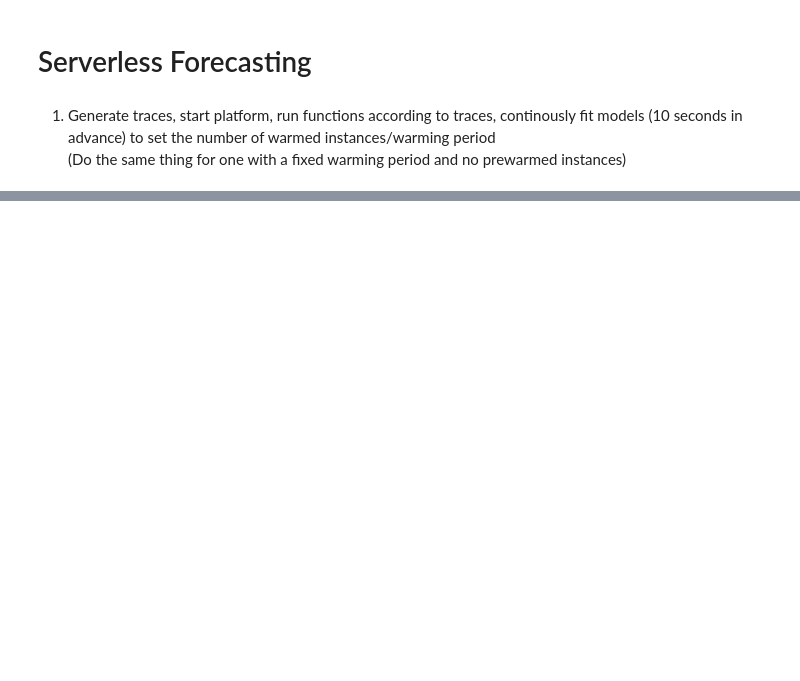
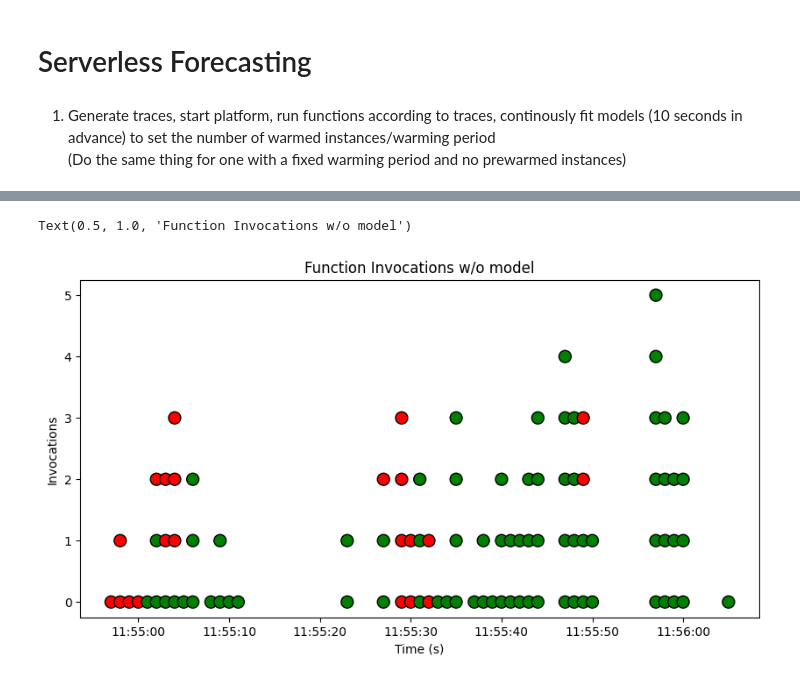
Before and after one commit to yuridekim/serverless-forecasting, a Jupyter notebook: sf.ipynb, the cells around one changed output, grey strips where cells are left out. Drawn from its saved outputs; the diff is of its cells as text; code cells hidden in the pictures; blank space fills up the shorter version.

```diff
--- a/sf.ipynb
+++ b/sf.ipynb
@@ -52,0 +96,13 @@ scheduler_no.predictions
+# %%
+invoked_floor_no = pd.DataFrame(invoked_no)
+invoked_floor_no['ds'] = invoked_floor_no['ds'].dt.floor('s')
+invoked_floor_no['y_jitter'] = invoked_floor_no.groupby('ds').cumcount()
+invoked_floor_no['color'] = invoked_floor_no['cold_start'].map({True: 'red', False: 'green'})
+plt.figure(figsize=(10, 5))
+plt.scatter(invoked_floor_no['ds'], invoked_floor_no['y_jitter'], c=invoked_floor_no['color'], edgecolors='black', s=100)
+plt.xlabel("Time (s)")
+plt.ylabel("Invocations")
+plt.title('Function Invocations w/o model')
+# %% [output]
+Text(0.5, 1.0, 'Function Invocations w/o model')
+[figure, added]
```
Also changed, not shown: parts of 9 cells of this notebook, 3 other files.
